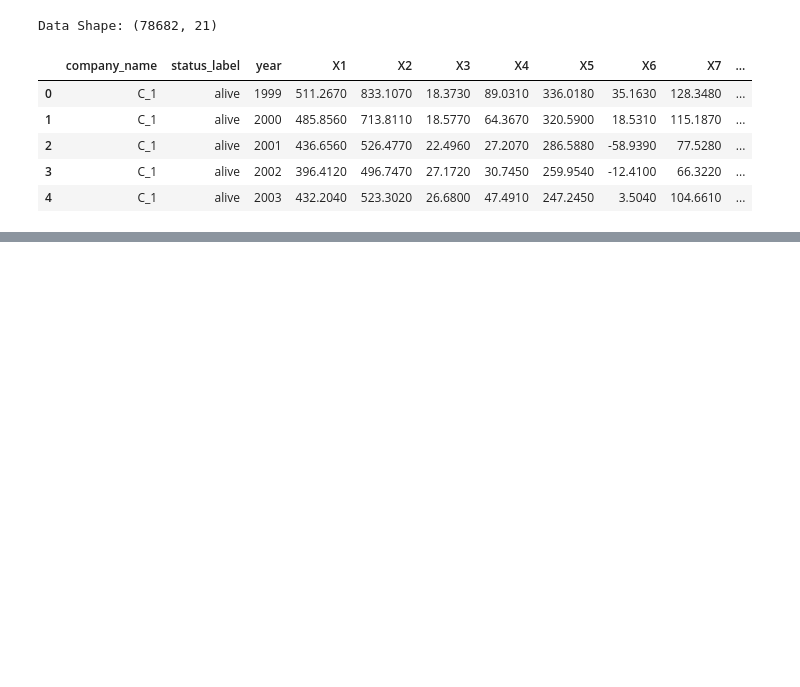
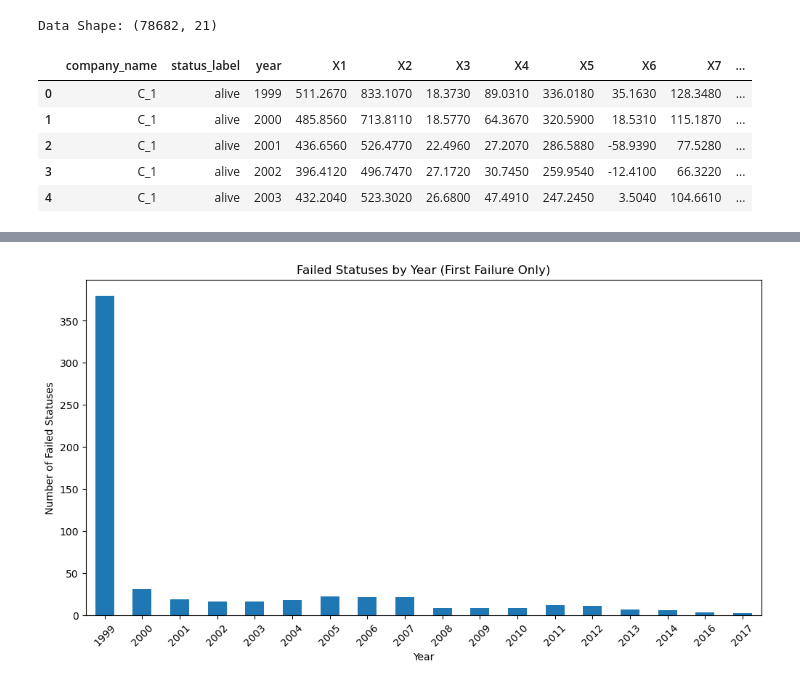
Before and after one commit to yiju-zhao/Company-Bankruptcy-Prediction, a Jupyter notebook: EDA.ipynb, the cells around one changed output, grey strips where cells are left out. Cells and saved outputs as stored; diff of their text form; code cells hidden in the pictures; blank space fills up the shorter version.

```diff
--- a/EDA.ipynb
+++ b/EDA.ipynb
@@ -378,0 +187,91 @@ Number of companies with 'alive' status after any 'failed' status: 0
+# %%
+"""
+# 5. "FAILED" STATUS ANALYSIS
+   - Failed counts by year
+   - Multiple failures per company
+   - Observations lost if ignoring post-failure data
+   - Comparing first vs. last failure
+   - Checking if any company is 'alive' after 'failed'
+"""
+# Failed counts by year (simple count)
+failed_df_simple = df[df['status_label'] == 'failed']
+failed_by_year_simple = failed_df_simple['year'].value_counts().sort_index()
+
+plt.figure(figsize=(12, 6))
+failed_by_year_simple.plot(kind='bar')
+plt.xlabel('Year')
+plt.ylabel('Number of Failed Statuses')
+plt.title('Number of Failed Statuses by Year')
+plt.xticks(rotation=45)
+plt.show()
+
+# Companies with multiple failed statuses
+failed_counts = failed_df_simple.groupby('company_name').size()
+companies_with_multiple_failures = failed_counts[failed_counts > 1]
+num_companies_with_multiple_failures = companies_with_multiple_failures.count()
+print("Number of companies with more than one 'failed' status:", num_companies_with_multiple_failures)
+print("Max number of 'failed' statuses for a single company:", failed_counts.max())
+
+# Observations lost if we remove data after first failure per company
+first_failed = df[df['status_label'] == 'failed'].groupby('company_name')['year'].min().reset_index()
+first_failed.columns = ['company_name', 'first_failed_year']
+df = df.merge(first_failed, on='company_name', how='left')
+
+observations_to_drop = df[(df['status_label'] == 'failed') & (df['year'] > df['first_failed_year'])]
+num_observations_lost = observations_to_drop.shape[0]
+print("Number of observations that would be lost post-first-failure:", num_observations_lost)
+
+# Plot first failed status by year
+failed_first_only = df[df['status_label'] == 'failed'].drop_duplicates(
+    subset='company_name', keep='first')
+failed_by_year_first = failed_first_only['year'].value_counts().sort_index()
+
+plt.figure(figsize=(12, 6))
+failed_by_year_first.plot(kind='bar')
+plt.xlabel('Year')
+plt.ylabel('Number of Failed Statuses')
+plt.title('Failed Statuses by Year (First Failure Only)')
+plt.xticks(rotation=45)
+plt.show()
+
+# Plot last failed status by year
+failed_last_only = df[df['status_label'] == 'failed'].drop_duplicates(
+    subset='company_name', keep='last')
+failed_by_year_last = failed_last_only['year'].value_counts().sort_index()
+
+plt.figure(figsize=(12, 6))
+failed_by_year_last.plot(kind='bar')
+plt.xlabel('Year')
+plt.ylabel('Number of Failed Statuses')
+plt.title('Failed Statuses by Year (Last Failure Only)')
+plt.xticks(rotation=45)
+plt.show()
+
+# Count original vs. deduplicated failed statuses
+failed_df_original = df[df['status_label'] == 'failed']
+total_failed_original = failed_df_original.shape[0]
+total_failed_first = failed_first_only.shape[0]
+total_failed_last = failed_last_only.shape[0]
+
+print("Total 'failed' (original):", total_failed_original)
+print("Total 'failed' (first instance):", total_failed_first)
+print("Total 'failed' (last instance):", total_failed_last)
+
+# Check companies with 'alive' status after 'failed'
+companies_with_failed = df[df['status_label'] == 'failed']['company_name'].unique()
+filtered_df = df[df['company_name'].isin(companies_with_failed)].sort_values(by=['company_name', 'year'])
+
+num_companies_with_alive_after_failed = 0
+for company, company_df in filtered_df.groupby('company_name'):
+    # Find the earliest year of failure
+    failed_years = company_df[company_df['status_label'] == 'failed']['year']
+    if not failed_years.empty:
+        earliest_fail_year = failed_years.min()
+        # Check if there's an 'alive' after that fail year
+        if any((row['status_label'] == 'alive') and (row['year'] > earliest_fail_year)
+               for _, row in company_df.iterrows()):
+            num_companies_with_alive_after_failed += 1
+
+print("Number of companies with 'alive' status after any 'failed' status:",
+      num_companies_with_alive_after_failed)
+# %% [output]
@@ -378,0 +282 @@ Number of companies with 'alive' status after any 'failed' status: 0
+[figure, added]
```
Also changed, not shown: parts of 24 cells of this notebook.
